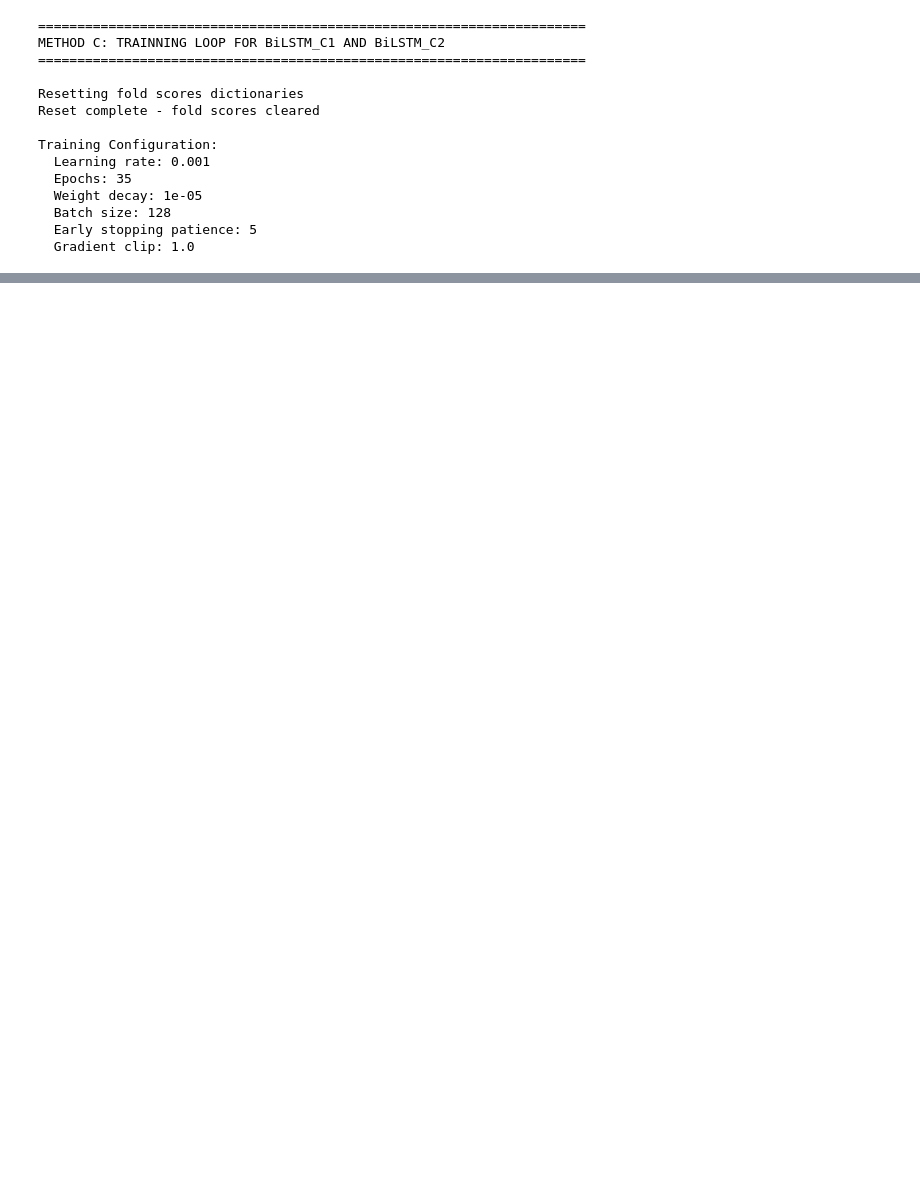
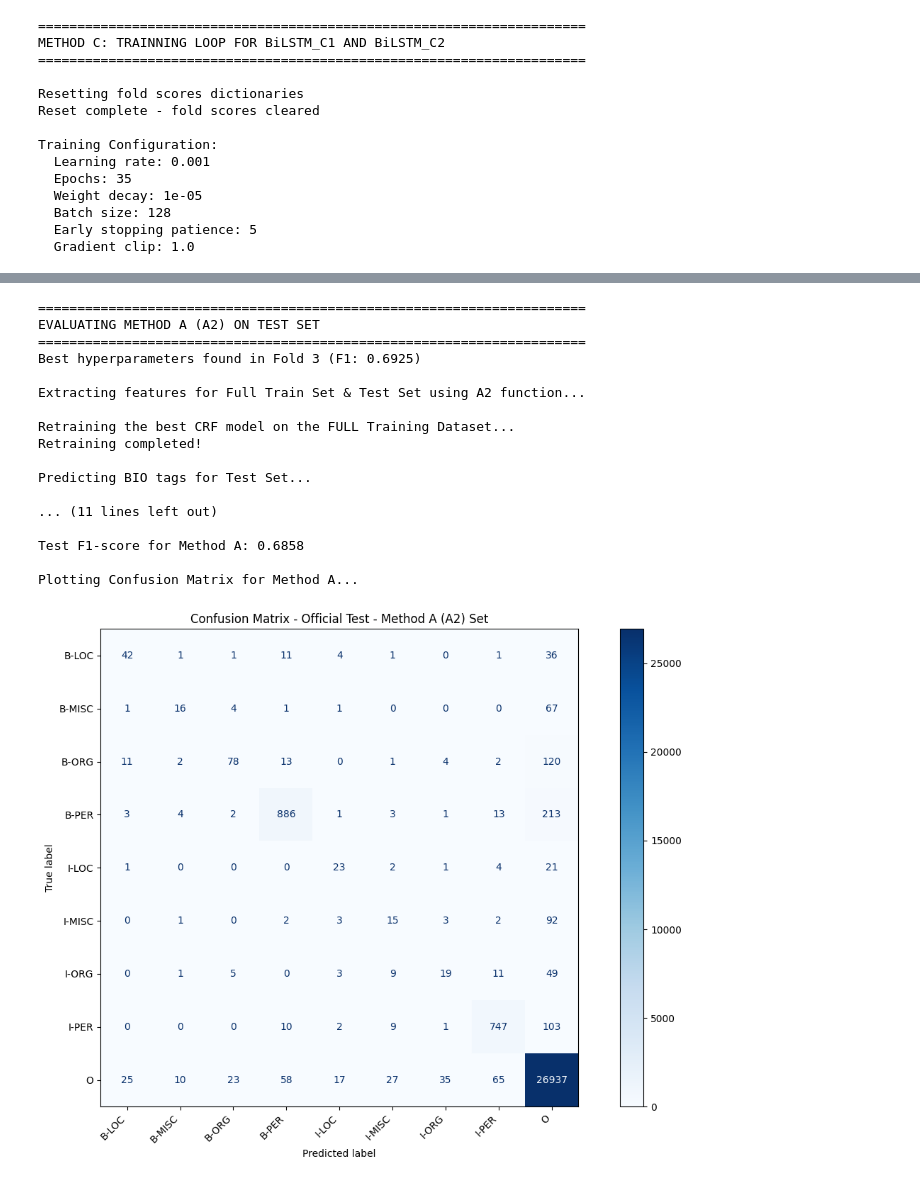
Before and after one commit to ThanhVinh-source/NER_Twitter_Project, a Jupyter notebook: NER_TC/NER Project/NER/NER Project.ipynb, the cells around one changed output, grey strips where cells are left out. Saved outputs shown, nothing was run; the diff lists cells and outputs as text; code cells hidden in the pictures; blank space fills up the shorter version.

```diff
--- a/NER_TC/NER Project/NER/NER Project.ipynb
+++ b/NER_TC/NER Project/NER/NER Project.ipynb
@@ -3281,0 +3316,73 @@ plt.show()
+# %%
+# FINAL EVALUATION - METHOD A (CRF)
+import numpy as np
+from sklearn.base import clone
+from seqeval.metrics import classification_report, f1_score
+
+print("\n" + "="*70)
+print(f"EVALUATING METHOD A ({best_method_A}) ON TEST SET")
+print("="*70)
+
+# Identify the Fold with the best Hyperparameters (c1, c2) during Cross Validation.
+if best_method_A == 'A1':
+    best_fold_idx = np.argmax(fold_scores_A1['f1'])
+    best_val_f1 = fold_scores_A1['f1'][best_fold_idx]
+else:
+    best_fold_idx = np.argmax(fold_scores_A2['f1'])
+    best_val_f1 = fold_scores_A2['f1'][best_fold_idx]
+
+print(f"Best hyperparameters found in Fold {best_fold_idx + 1} (F1: {best_val_f1:.4f})")
+best_cv_model = best_models_per_fold[best_method_A][best_fold_idx]
+
+# Extract Features for ALL Training and Test Sets
+print(f"\nExtracting features for Full Train Set & Test Set using {best_method_A} function...")
+if best_method_A == 'A1':
+    X_train_final_A = [sent2features_A1(tokens) for tokens in final_train_tokens]
+    X_test_A = [sent2features_A1(tokens) for tokens in test_tokens]
+else:
+    X_train_final_A = [sent2features_A2(tokens) for tokens in final_train_tokens]
+    X_test_A = [sent2features_A2(tokens) for tokens in test_tokens]
+
+# Clone (Create a new copy) of the best CRF model configuration (empty, not yet fitted)
+# sklearn.base.clone will copy all parameters (such as c1, c2, algorithm) exactly but reset all weights to their initial state. This allows us to retrain from scratch on the full dataset while keeping the same hyperparameters.
+final_crf_model = clone(best_cv_model)
+
+# Retrain the model across the entire dataset
+print("\nRetraining the best CRF model on the FULL Training Dataset...")
+final_crf_model.fit(X_train_final_A, final_train_tags)
+print("Retraining completed!")
+
+# Inference on the official test set
+print("\nPredicting BIO tags for Test Set...")
+y_test_pred_A = final_crf_model.predict(X_test_A)
+
+# Evaluate the results using seqeval
+print(f"\n--- Method A ({best_method_A}) Results on Official Test Set ---")
+print(classification_report(y_test_true, y_test_pred_A, mode='strict', scheme=IOB2))
+
+# Save the F1 score
+f1_test_A = f1_score(y_test_true, y_test_pred_A, mode='strict', scheme=IOB2)
+print(f"Test F1-score for Method A: {f1_test_A:.4f}")
+
+# Plot Confusion Matrix
+print("\nPlotting Confusion Matrix for Method A...")
+plot_confusion_matrix(y_test_true, y_test_pred_A, set_name=f"Official Test - Method A ({best_method_A})")
+# %% [output]
+======================================================================
+EVALUATING METHOD A (A2) ON TEST SET
+======================================================================
+Best hyperparameters found in Fold 3 (F1: 0.6925)
+
+Extracting features for Full Train Set & Test Set using A2 function...
+
+Retraining the best CRF model on the FULL Training Dataset...
+Retraining completed!
+
+Predicting BIO tags for Test Set...
+
+... (11 lines left out)
+
+Test F1-score for Method A: 0.6858
+
+Plotting Confusion Matrix for Method A...
+[figure, added]
```
Also changed, not shown: parts of 20 cells of this notebook.
